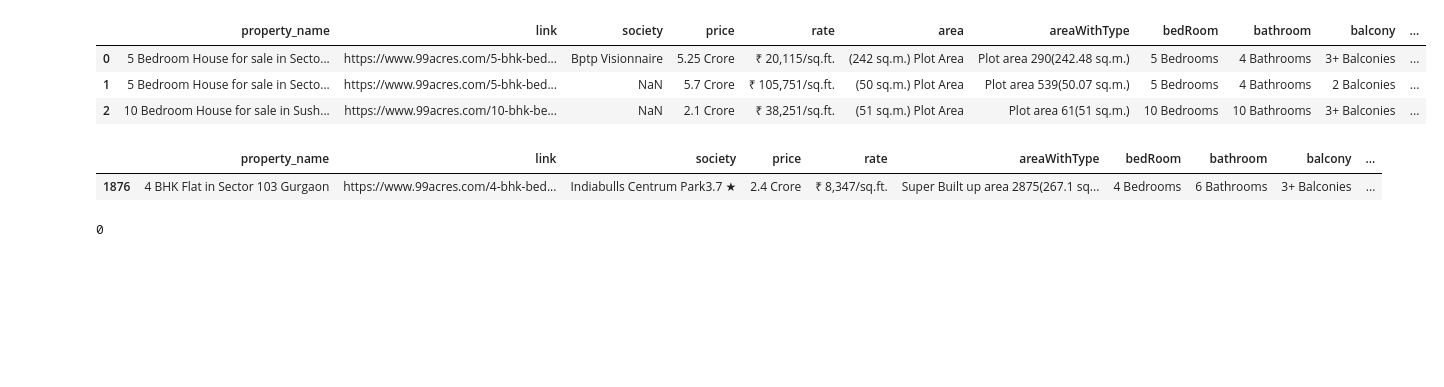
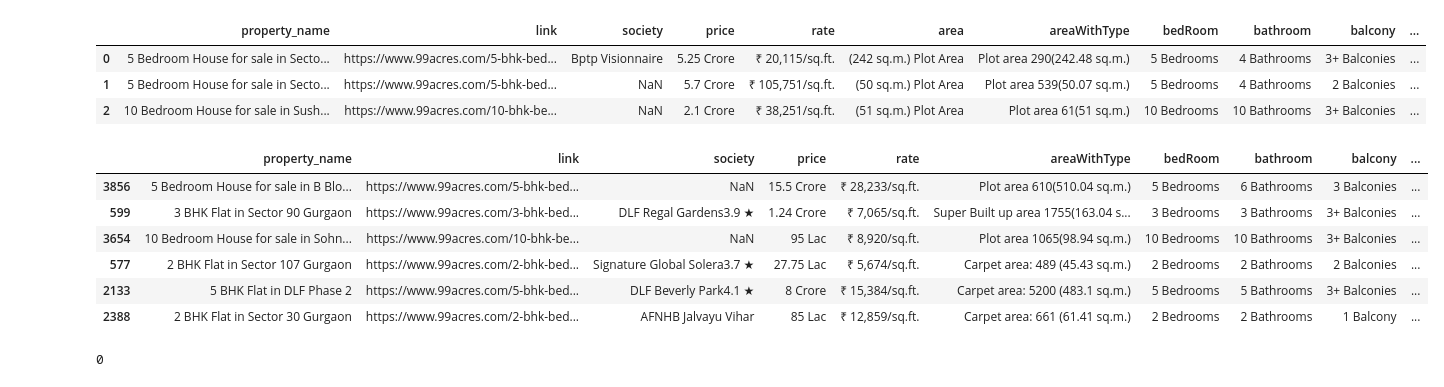
Before and after one commit to 2022BCD0052/Real-Estate-Project, a Jupyter notebook: index.ipynb, the cells around one changed output. Cells and saved outputs as stored; diff of their text form; code cells hidden in the pictures; blank space fills up the shorter version.

```diff
--- a/index.ipynb
+++ b/index.ipynb
@@ -28,10 +28,15 @@ df2.head(3)
 | 1 | 5 Bedroom House for sale in Secto... | https://www.99acres.com/5-bhk-bed... | NaN | 5.7 Crore | ₹ 105,751/sq.ft. | (50 sq.m.) Plot Area | Plot area 539(50.07 sq.m.) | 5 Bedrooms | 4 Bathrooms | 2 Balconies | ... |
 | 2 | 10 Bedroom House for sale in Sush... | https://www.99acres.com/10-bhk-be... | NaN | 2.1 Crore | ₹ 38,251/sq.ft. | (51 sq.m.) Plot Area | Plot area 61(51 sq.m.) | 10 Bedrooms | 10 Bathrooms | 3+ Balconies | ... |
 # %%
-df.sample(1)
+df.sample(6)
 # %% [output]
 |  | property_name | link | society | price | rate | areaWithType | bedRoom | bathroom | balcony | ... |
-| 1876 | 4 BHK Flat in Sector 103 Gurgaon | https://www.99acres.com/4-bhk-bed... | Indiabulls Centrum Park3.7 ★ | 2.4 Crore | ₹ 8,347/sq.ft. | Super Built up area 2875(267.1 sq... | 4 Bedrooms | 6 Bathrooms | 3+ Balconies | ... |
+| 3856 | 5 Bedroom House for sale in B Blo... | https://www.99acres.com/5-bhk-bed... | NaN | 15.5 Crore | ₹ 28,233/sq.ft. | Plot area 610(510.04 sq.m.) | 5 Bedrooms | 6 Bathrooms | 3 Balconies | ... |
+| 599 | 3 BHK Flat in Sector 90 Gurgaon | https://www.99acres.com/3-bhk-bed... | DLF Regal Gardens3.9 ★ | 1.24 Crore | ₹ 7,065/sq.ft. | Super Built up area 1755(163.04 s... | 3 Bedrooms | 3 Bathrooms | 3+ Balconies | ... |
+| 3654 | 10 Bedroom House for sale in Sohn... | https://www.99acres.com/10-bhk-be... | NaN | 95 Lac | ₹ 8,920/sq.ft. | Plot area 1065(98.94 sq.m.) | 10 Bedrooms | 10 Bathrooms | 3+ Balconies | ... |
+| 577 | 2 BHK Flat in Sector 107 Gurgaon | https://www.99acres.com/2-bhk-bed... | Signature Global Solera3.7 ★ | 27.75 Lac | ₹ 5,674/sq.ft. | Carpet area: 489 (45.43 sq.m.) | 2 Bedrooms | 2 Bathrooms | 2 Balconies | ... |
+| 2133 | 5 BHK Flat in DLF Phase 2 | https://www.99acres.com/5-bhk-bed... | DLF Beverly Park4.1 ★ | 8 Crore | ₹ 15,384/sq.ft. | Carpet area: 5200 (483.1 sq.m.) | 5 Bedrooms | 5 Bathrooms | 3+ Balconies | ... |
+| 2388 | 2 BHK Flat in Sector 30 Gurgaon | https://www.99acres.com/2-bhk-bed... | AFNHB Jalvayu Vihar | 85 Lac | ₹ 12,859/sq.ft. | Carpet area: 661 (61.41 sq.m.) | 2 Bedrooms | 2 Bathrooms | 1 Balcony | ... |
 # %%
 df = df.drop_duplicates()
 df.duplicated().sum()
```
Also changed, not shown: parts of 20 cells of this notebook.
